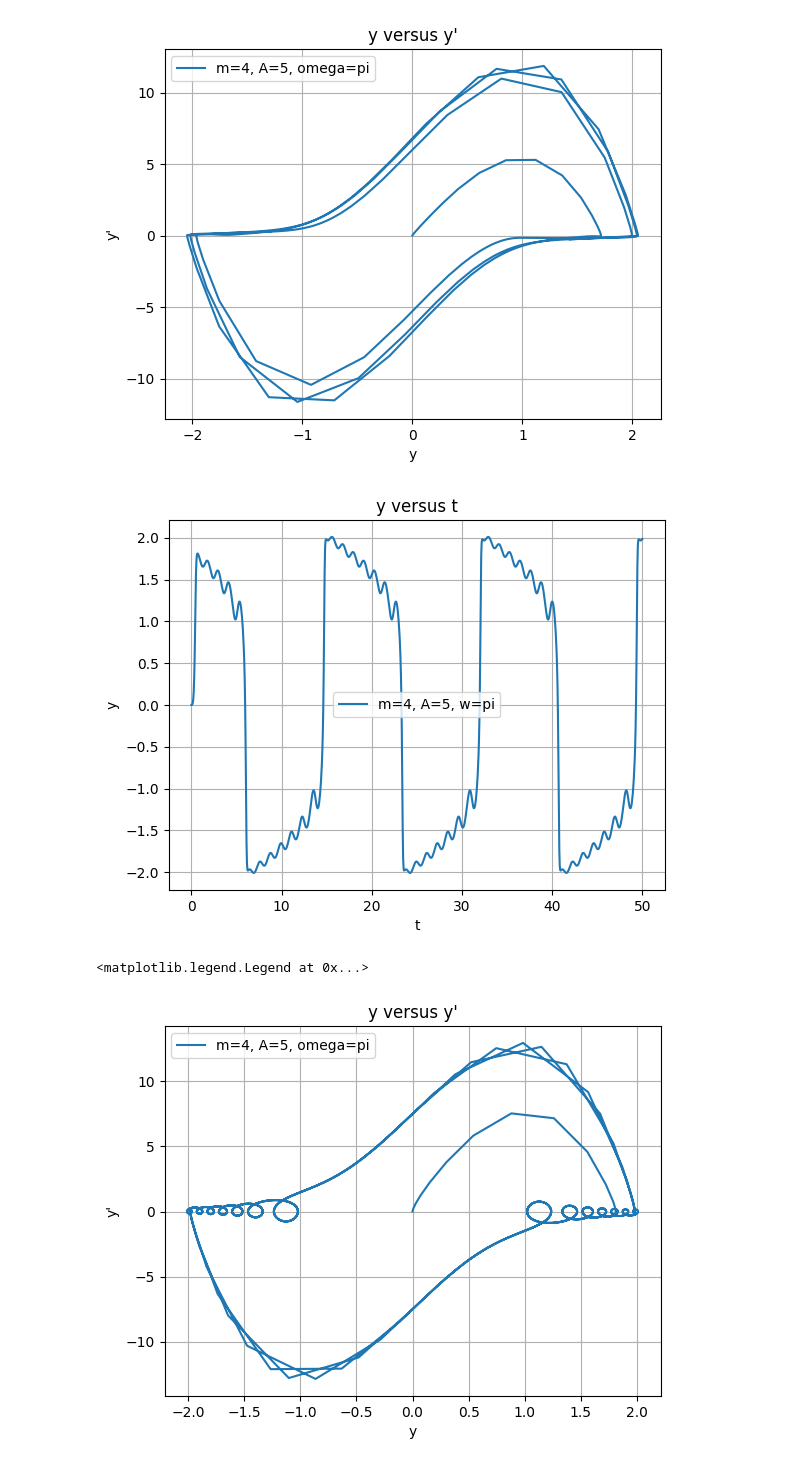
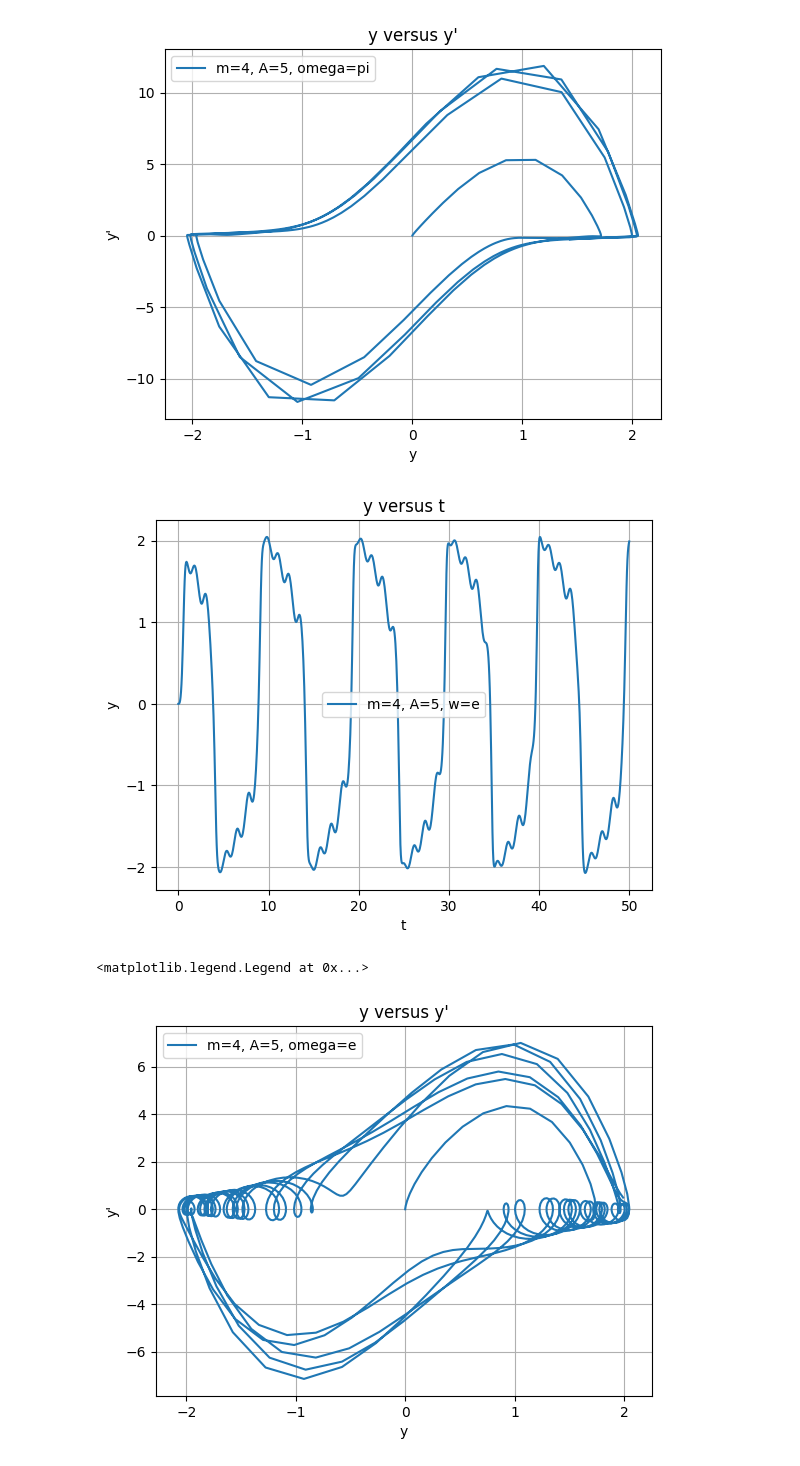
Before and after one commit to PX2145-2025/week-8-b-Alexander-Linford, a Jupyter notebook: ODEs.ipynb, the cells around one changed output. Cells and saved outputs as stored; diff of their text form; code cells hidden in the pictures.

```diff
--- a/ODEs.ipynb
+++ b/ODEs.ipynb
@@ -381,29 +381,29 @@ plt.legend(loc='best')
 [figure]
 # %%
 # Interesting results
-m = 9
-A = 6
+m = 4
+A = 5
 omega = 2.71828*2 #2 * e^1
 
 y2 = odeint(f, yinit , t)
 
 # plot graph of y versus t
-plt.plot(t, y2[:,0], label='m=4, A=5, w=pi')
+plt.plot(t, y2[:,0], label='m=4, A=5, w=e')
 plt.xlabel('t')
 plt.ylabel('y')
 plt.title('y versus t')
 plt.grid()
 plt.legend(loc='best')
 plt.show()
 
 # plot graph of y versus y'
-plt.plot(y2[:,0], y2[:,1], label='m=4, A=5, omega=pi')
+plt.plot(y2[:,0], y2[:,1], label='m=4, A=5, omega=e')
 plt.xlabel('y')
 plt.ylabel('y\'')
 plt.title('y versus y\'')
 plt.grid()
 plt.legend(loc='best')
 # %% [output]
-[figure, old version]
+[figure, new version]
 <matplotlib.legend.Legend at 0x...>
-[figure, old version]
+[figure, new version]
```
